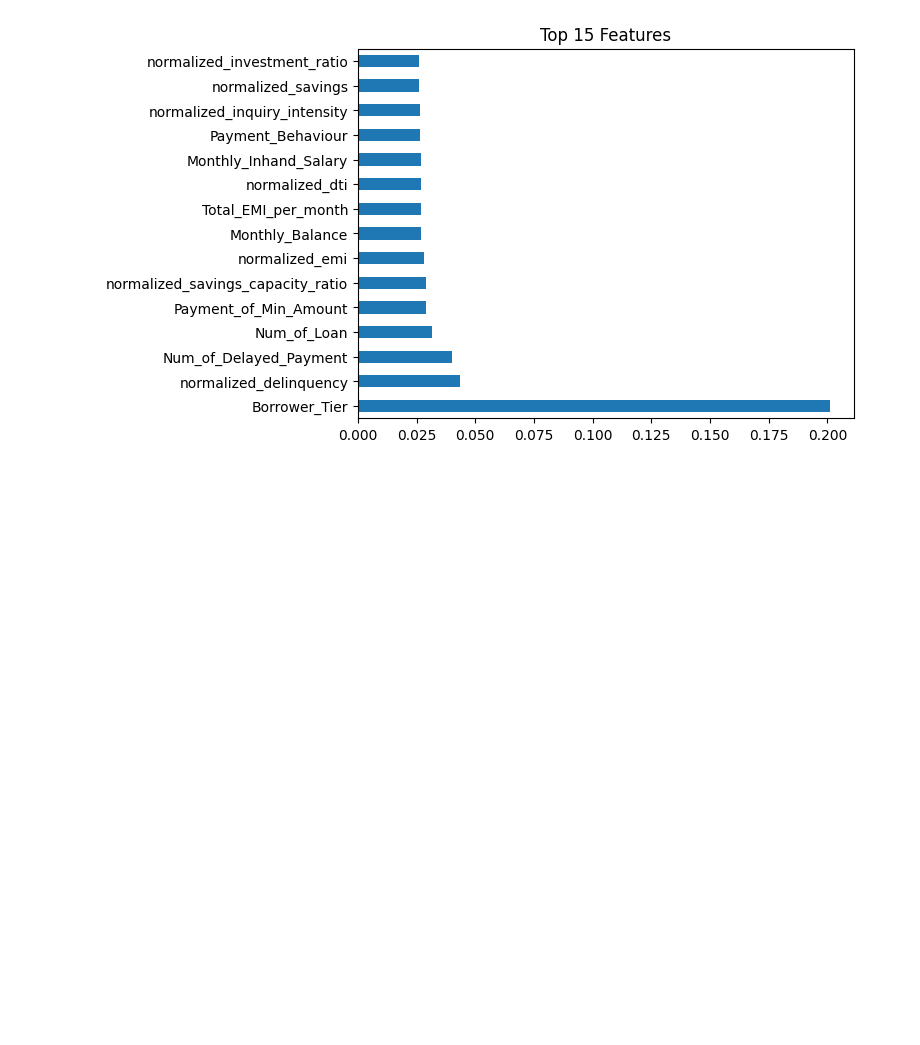
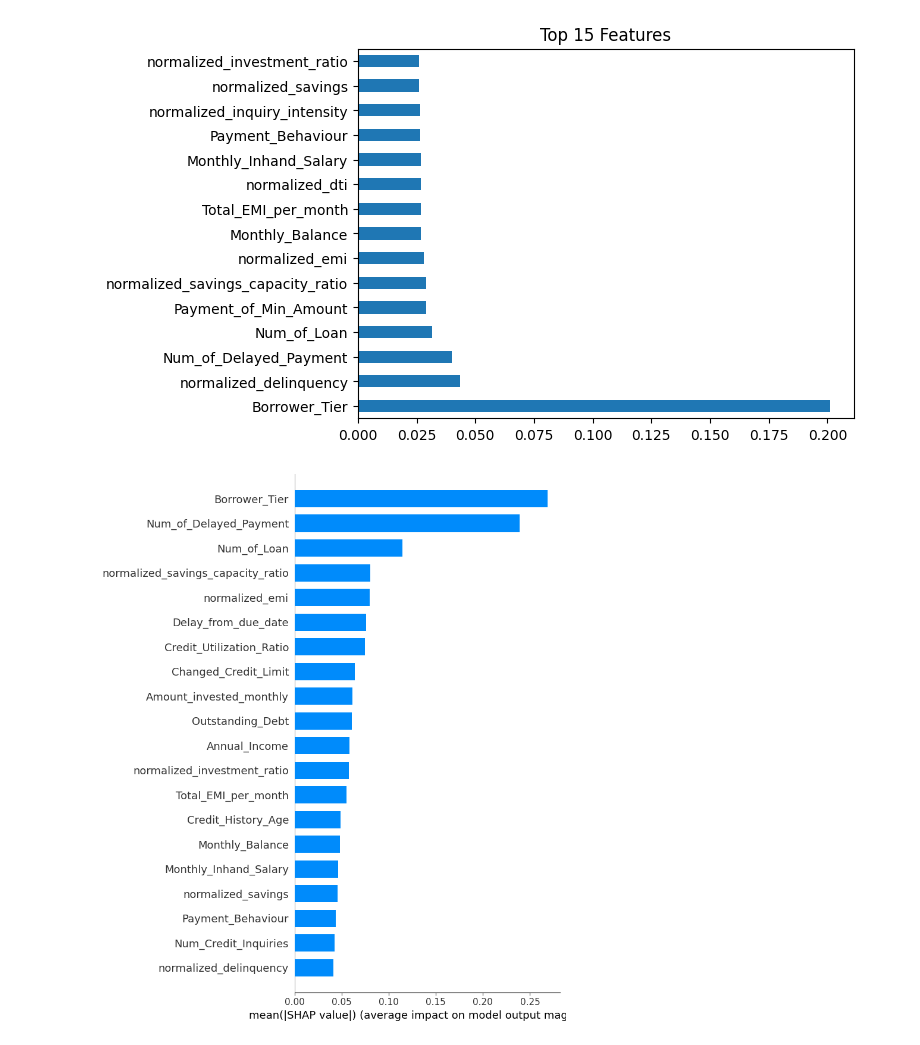
Before and after one commit to wessware/Credit_Risk_Analysis, a Jupyter notebook: kingametric_xgb_base_model_2.ipynb, the cells around one changed output. Cells and saved outputs as stored; diff of their text form; code cells hidden in the pictures; blank space fills up the shorter version.

Commit message:
Second check of feature importance using shap values

```diff
--- a/kingametric_xgb_base_model_2.ipynb
+++ b/kingametric_xgb_base_model_2.ipynb
@@ -68,3 +70,10 @@ plt.title("Top 15 Features")
 plt.show()
 # %% [output]
 [figure]
+# %%
+explainer = shap.TreeExplainer(model)
+
+shap_values = explainer.shap_values(X)
+shap.summary_plot(shap_values, X, plot_type="bar")
+# %% [output]
+[figure, added]
```
Also changed, not shown: parts of 1 cell of this notebook.
